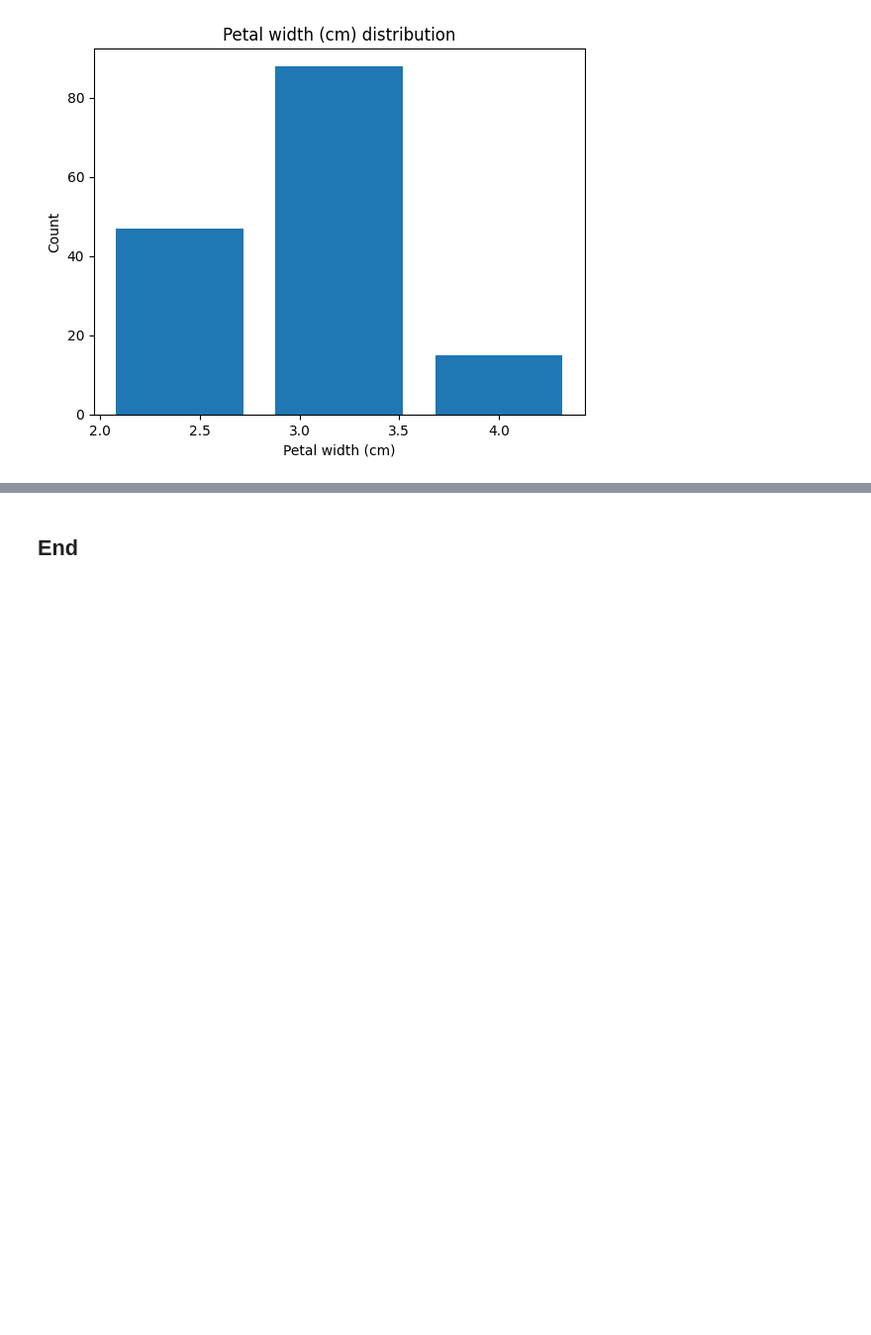
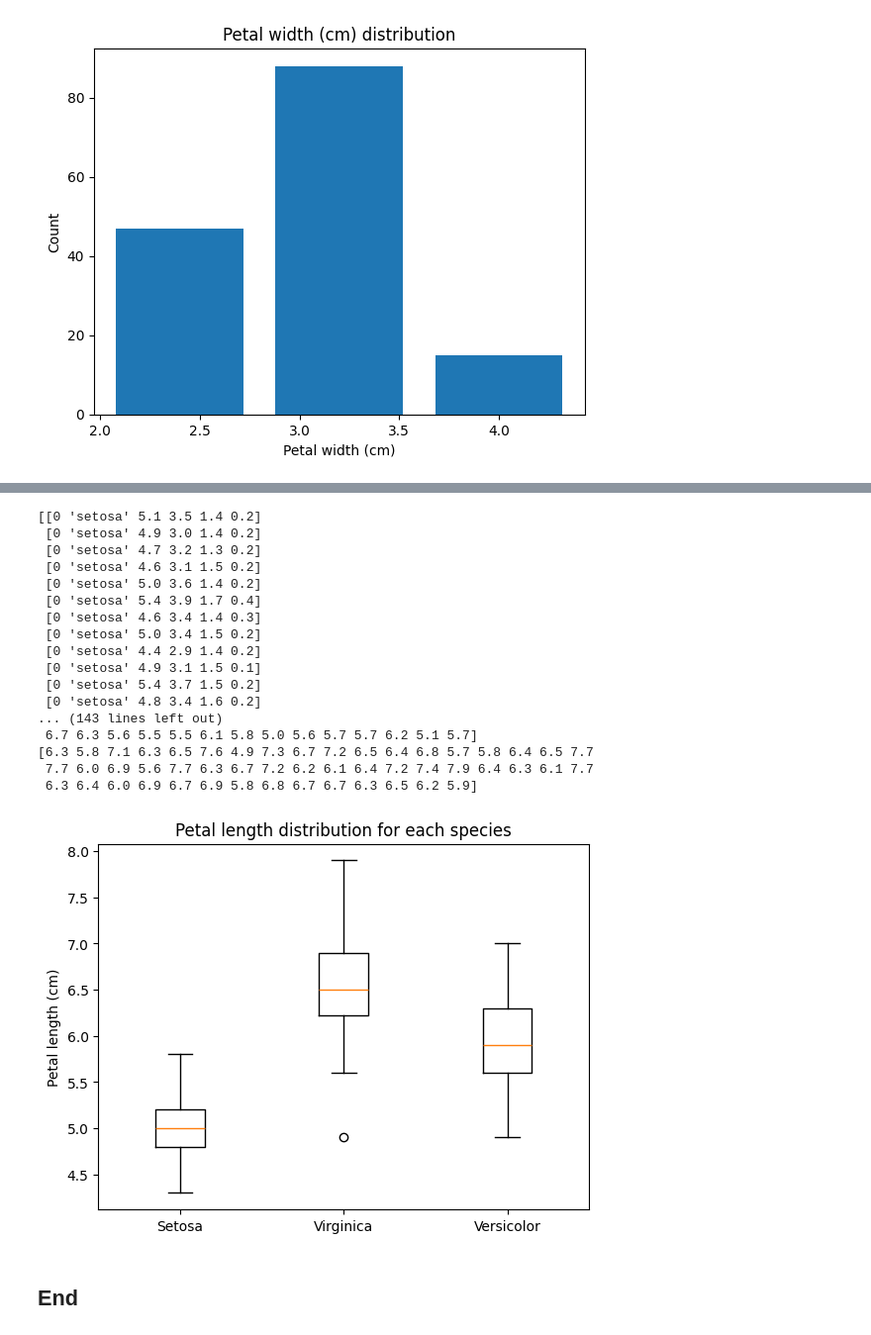
Before and after one commit to Fergus-dev/principles_of_data_analytics, a Jupyter notebook: tasks.ipynb, the cells around one changed output, grey strips where cells are left out. Shown at 99% size. Cells and saved outputs as stored; diff of their text form; code cells hidden in the pictures; blank space fills up the shorter version.

```diff
--- a/tasks.ipynb
+++ b/tasks.ipynb
@@ -328,2 +333,41 @@ plt.show()
+# %%
+print(iris_array)
+
+#creating subgroups for each species first of all
+setosa_pl = iris_array[iris_array[:, 1] == 'setosa'][:, 2]
+virginica_pl = iris_array[iris_array[:, 1] == 'virginica'][:, 2]
+versicolor_pl = iris_array[iris_array[:, 1] == 'versicolor'][:, 2]
+
+#checking subgroups are correct
+print(setosa_pl)
+print(versicolor_pl)
+print(virginica_pl)
+
+# creating a multi-boxplot to compare the petal length of each species
+fig, ax = plt.subplots()
+ax.boxplot([setosa_pl, virginica_pl, versicolor_pl])
+ax.set_xticklabels(['Setosa', 'Virginica', 'Versicolor'])
+plt.ylabel('Petal length (cm)')
+plt.title('Petal length distribution for each species')
+plt.show()
+# %% [output]
+[[0 'setosa' 5.1 3.5 1.4 0.2]
+ [0 'setosa' 4.9 3.0 1.4 0.2]
+ [0 'setosa' 4.7 3.2 1.3 0.2]
+ [0 'setosa' 4.6 3.1 1.5 0.2]
+ [0 'setosa' 5.0 3.6 1.4 0.2]
+ [0 'setosa' 5.4 3.9 1.7 0.4]
+ [0 'setosa' 4.6 3.4 1.4 0.3]
+ [0 'setosa' 5.0 3.4 1.5 0.2]
+ [0 'setosa' 4.4 2.9 1.4 0.2]
+ [0 'setosa' 4.9 3.1 1.5 0.1]
+ [0 'setosa' 5.4 3.7 1.5 0.2]
+ [0 'setosa' 4.8 3.4 1.6 0.2]
+... (143 lines left out)
+ 6.7 6.3 5.6 5.5 5.5 6.1 5.8 5.0 5.6 5.7 5.7 6.2 5.1 5.7]
+[6.3 5.8 7.1 6.3 6.5 7.6 4.9 7.3 6.7 7.2 6.5 6.4 6.8 5.7 5.8 6.4 6.5 7.7
+ 7.7 6.0 6.9 5.6 7.7 6.3 6.7 7.2 6.2 6.1 6.4 7.2 7.4 7.9 6.4 6.3 6.1 7.7
+ 6.3 6.4 6.0 6.9 6.7 6.9 5.8 6.8 6.7 6.7 6.3 6.5 6.2 5.9]
+[figure, added]
 # %% [markdown]
 ## End
```
Also changed, not shown: parts of 1 cell of this notebook.
